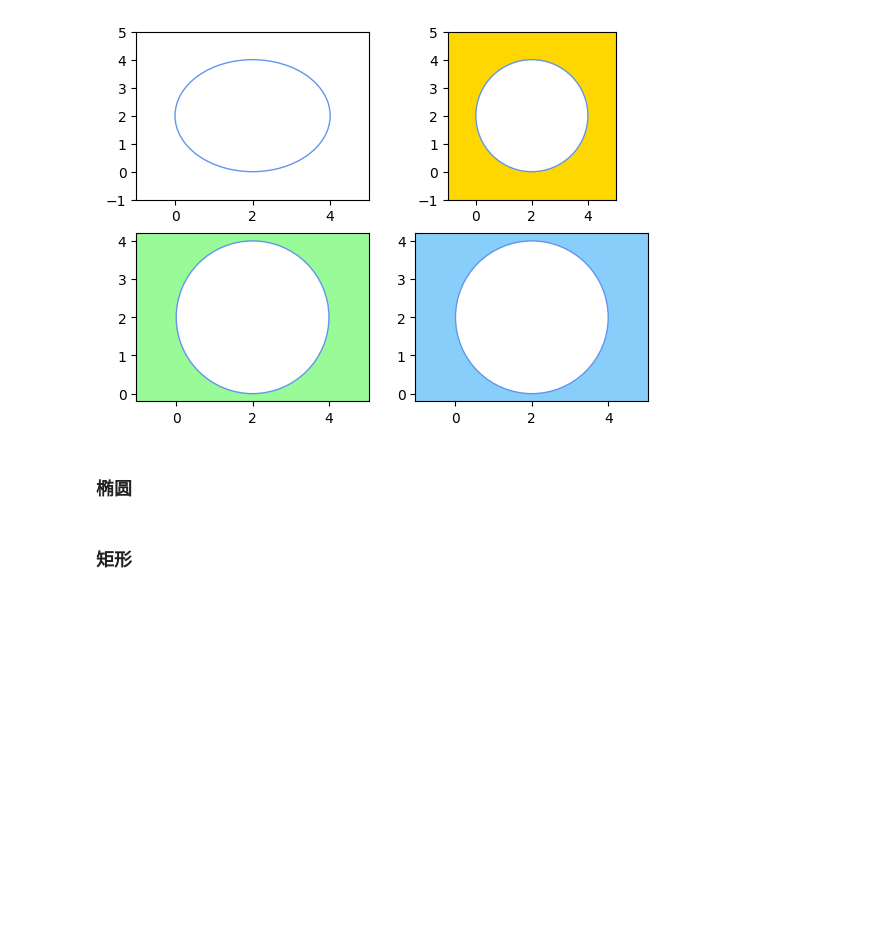
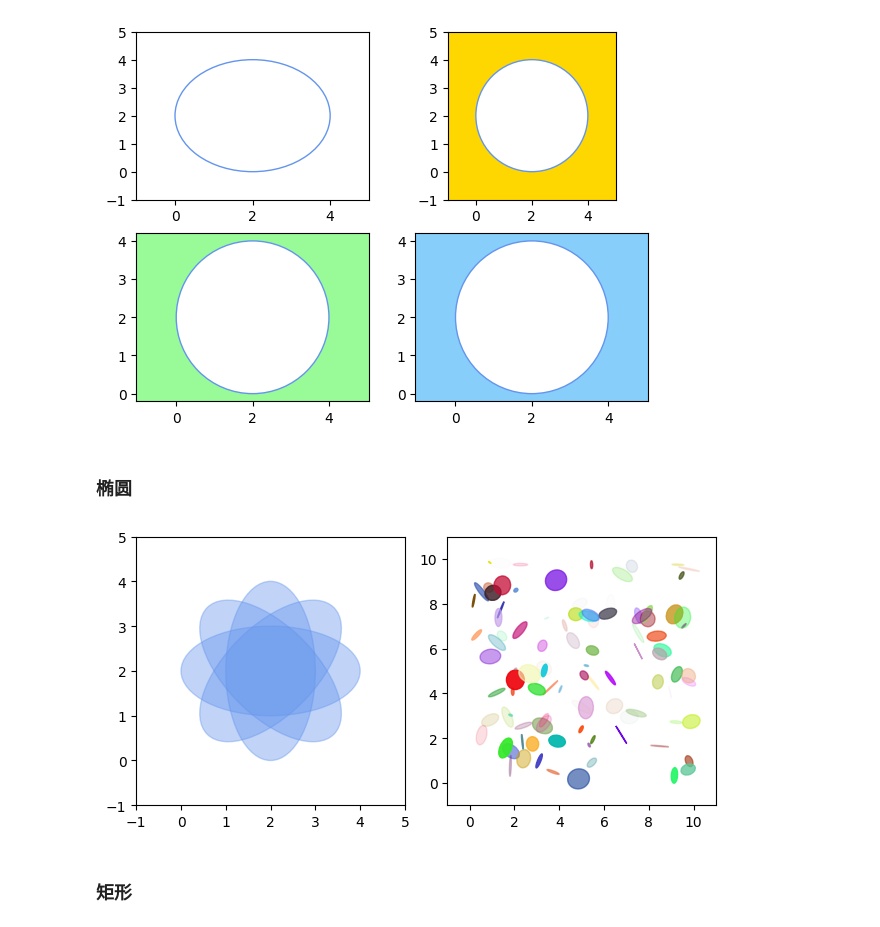
Before and after one commit to gene5is/JNBNotes, a Jupyter notebook: Notes/python-basics/matplotlib.ipynb, the cells around one changed output. Drawn from its saved outputs; the diff is of its cells as text; code cells hidden in the pictures; blank space fills up the shorter version.

```diff
--- a/python-basics/matplotlib.ipynb
+++ b/Notes/python-basics/matplotlib.ipynb
@@ -339,5 +339,64 @@ plt.show()
 [figure]
 # %% [markdown]
 ### 椭圆
+# %%
+import matplotlib.pyplot as plt          # 引入 matplotlib 的绘图模块
+import numpy as np                       # 引入 numpy 用于数值计算
+from matplotlib.patches import Ellipse   # 从 patches 模块引入 Ellipse 类，用于绘制椭圆
+
+# 创建一个包含两个子图的图形对象，每个子图纵横比为 1:1（等比例）
+fig, ax = plt.subplots(1, 2, subplot_kw={"aspect": "equal"})
+
+# ---------------------- 子图 1：不同角度的椭圆 ----------------------
+
+# 创建一个角度数组，linspace(start, end, num)：在0~135度之间均匀取4个角度
+angles = np.linspace(0, 135, 4)
+
+# 使用列表推导式，创建4个椭圆，中心在 (2,2)，长轴4，短轴2，角度分别是 angles 中的值
+ellipses = [Ellipse((2, 2), width=4, height=2, angle=a) for a in angles]
+
+# 遍历所有椭圆对象，将它们添加到第一个子图中
+for e in ellipses:
+    ax[0].add_patch(e)            # 将椭圆添加到子图 ax[0]
+    e.set_alpha(0.4)              # 设置透明度为 0.4
+    e.set_color("cornflowerblue")# 设置颜色为浅蓝色
+
+# 设置第一个子图的显示范围
+ax[0].axis([-1, 5, -1, 5])        # x 轴 [-1, 5]，y 轴 [-1, 5]
+
+# ---------------------- 子图 2：100 个随机椭圆 ----------------------
+
+# 创建一个从 0 到 99 的整数数组，代表 100 个椭圆
+num = np.arange(0, 100, 1)
+
+# 使用列表推导式生成 100 个随机椭圆：
+#   - 随机中心位置：np.random.rand(2) * 10，范围 [0,10)
+#   - 宽度、高度、角度分别是 0~1 范围内的随机数
+ellipses = [
+    Ellipse(
+        xy=np.random.rand(2) * 10,         # 随机中心点坐标 (x, y)
+        width=np.random.rand(1)[0],        # 随机宽度（长轴）
+        height=np.random.rand(1)[0],       # 随机高度（短轴）
+        angle=np.random.rand(1)[0] * 360   # 随机旋转角度（0~360度）
+    )
+    for _ in num
+]
+
+# 遍历所有椭圆，设置样式并添加到第二个子图
+for e in ellipses:
+    ax[1].add_patch(e)               # 添加到子图 ax[1]
+    e.set_alpha(np.random.rand(1)[0])# 设置 0~1 的随机透明度
+    e.set_color(np.random.rand(3))   # 设置随机 RGB 颜色（3个浮点数）
+
+# 设置第二个子图的显示范围
+ax[1].axis([-1, 11, -1, 11])         # x 轴 [-1, 11]，y 轴 [-1, 11]
+
+# 自动调整子图之间的布局，避免重叠
+plt.tight_layout()
+
+# 显示图形窗口
+plt.show()
+# %% [output]
+[figure, added]
 # %% [markdown]
 ### 矩形
```
Also changed, not shown: parts of 3 cells of this notebook, 7 other files.
